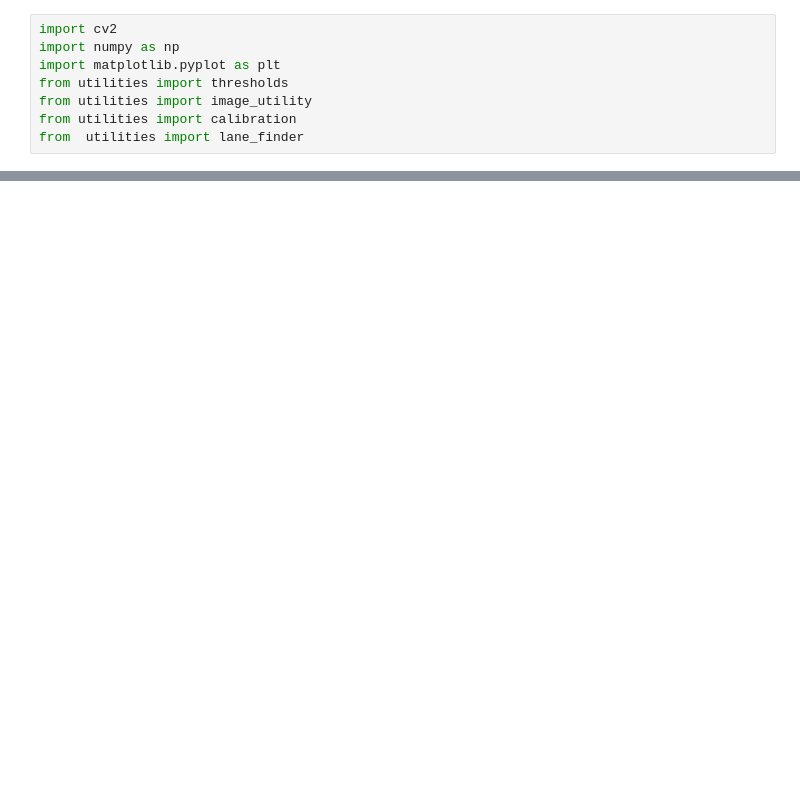
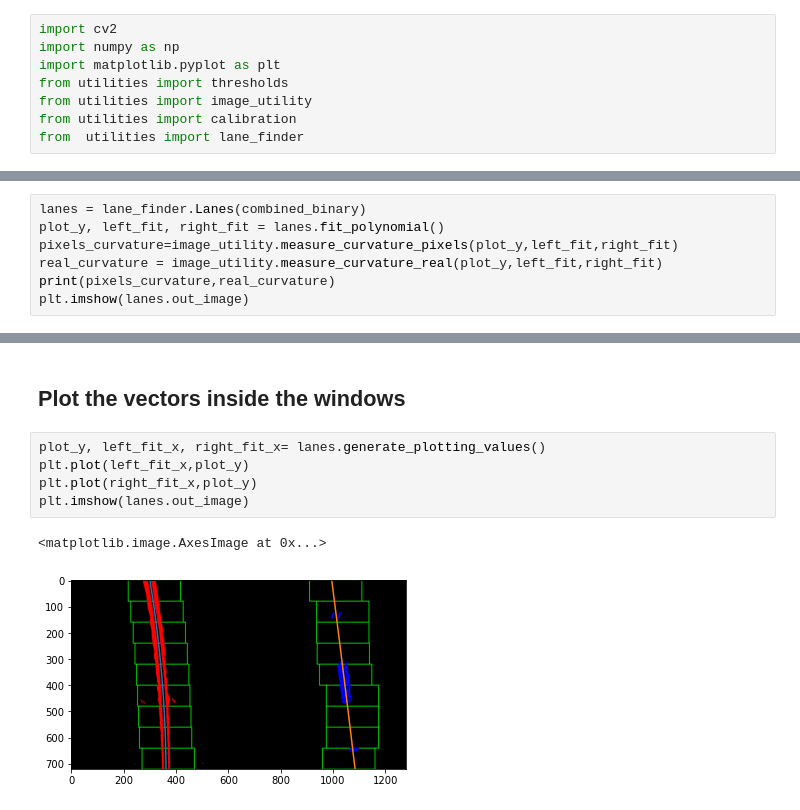
Before and after one commit to hurtadosanti/AdvancedLaneDetection, a Jupyter notebook: Pipeline.ipynb, the cells around one changed output, grey strips where cells are left out. Cells and saved outputs as stored; diff of their text form; blank space fills up the shorter version.

```diff
--- a/Pipeline.ipynb
+++ b/Pipeline.ipynb
@@ -30,0 +63,7 @@ plt.imshow(res)
+# %%
+lanes = lane_finder.Lanes(combined_binary)
+plot_y, left_fit, right_fit = lanes.fit_polynomial()
+pixels_curvature=image_utility.measure_curvature_pixels(plot_y,left_fit,right_fit)
+real_curvature = image_utility.measure_curvature_real(plot_y,left_fit,right_fit)
+print(pixels_curvature,real_curvature)
+plt.imshow(lanes.out_image)
@@ -30,0 +74,10 @@ plt.imshow(res)
+# %% [markdown]
+## Plot the vectors inside the windows
+# %%
+plot_y, left_fit_x, right_fit_x= lanes.generate_plotting_values()
+plt.plot(left_fit_x,plot_y)
+plt.plot(right_fit_x,plot_y)
+plt.imshow(lanes.out_image)
+# %% [output]
+<matplotlib.image.AxesImage at 0x...>
+[figure, added]
```
Also changed, not shown: parts of 16 cells of this notebook, 4 other files.
